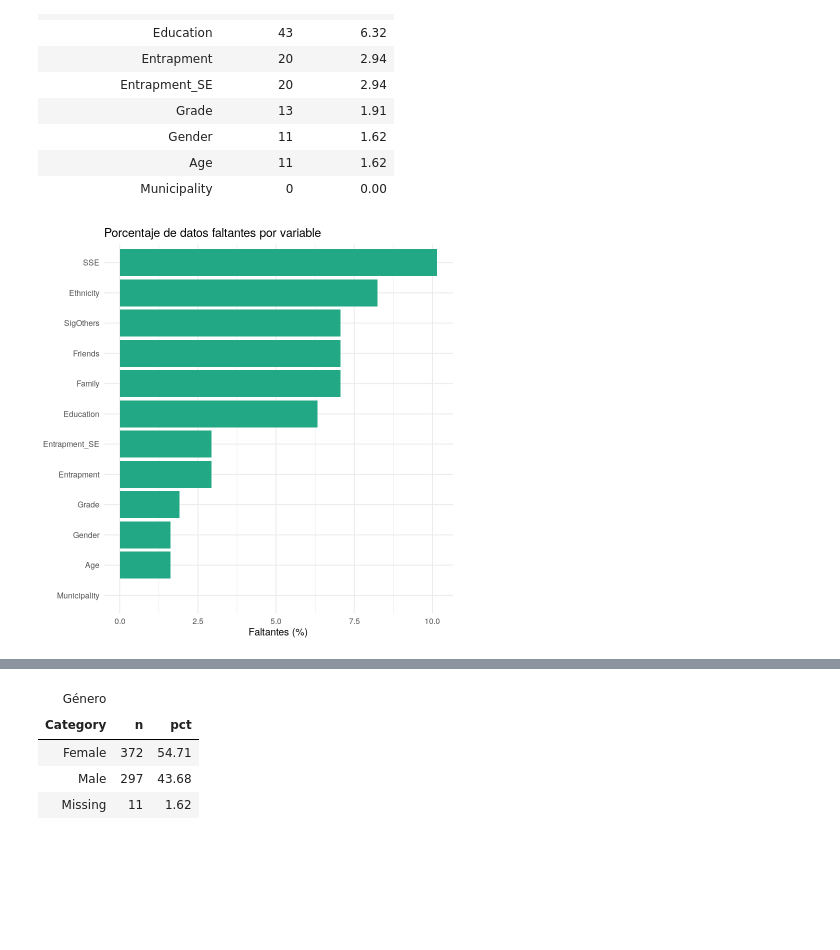
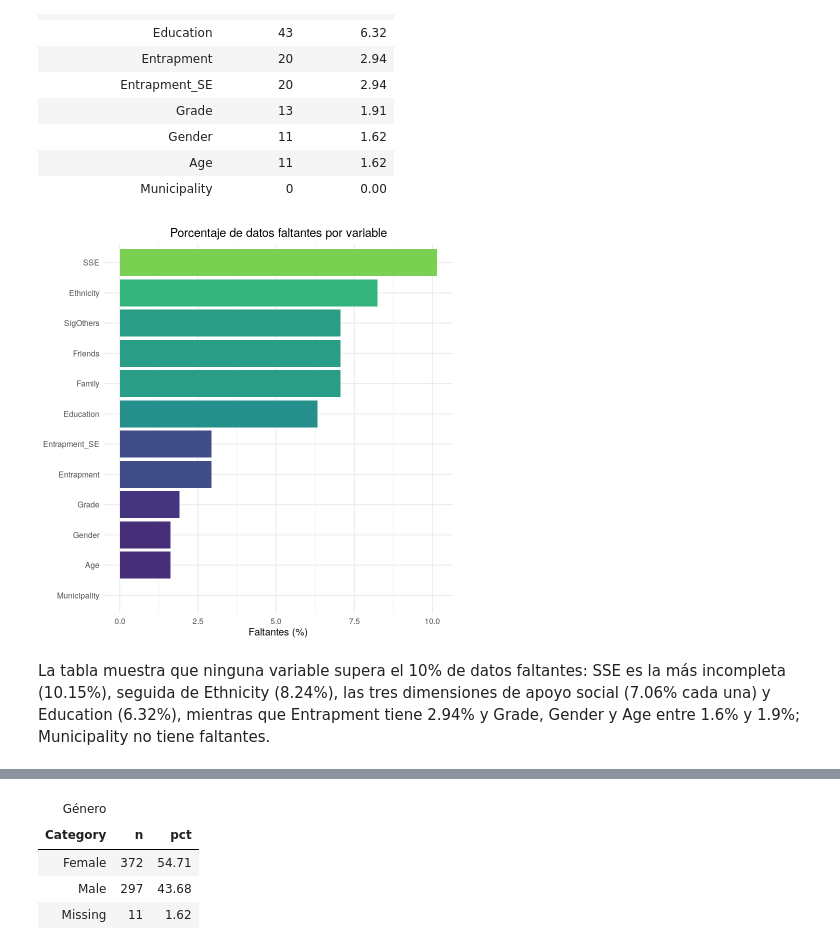
Before and after one commit to luencaro/social-support-entrapment-gender-atlantico-, a Jupyter notebook: notebooks/eda.ipynb, the cells around one changed output, grey strips where cells are left out. Cells and saved outputs as stored; diff of their text form; code cells hidden in the pictures; blank space fills up the shorter version.

```diff
--- a/notebooks/eda.ipynb
+++ b/notebooks/eda.ipynb
@@ -3,10 +26,11 @@
 # %%
 suppressPackageStartupMessages({
   library(tidyverse)
-  library(janitor)
   library(gt)
+  library(effectsize)
 })
 
+# Parche para que las tablas gt se vean en Jupyter
 repr_html.gt_tbl <- function(obj, ...) gt::as_raw_html(obj)
 repr_markdown.gt_tbl <- function(obj, ...) NULL
 repr_latex.gt_tbl <- function(obj, ...) NULL
@@ -14,7 +38,14 @@ for (g in c("repr_html", "repr_markdown", "repr_latex")) {
   registerS3method(g, "gt_tbl", get(paste0(g, ".gt_tbl")), envir = asNamespace("repr"))
 }
 
-theme_set(theme_minimal(base_size = 12))
 
-bar_fill <- viridisLite::viridis(6)[4]
+col_morado <- viridisLite::viridis(10, end = 0.8)[1]
+col_verde  <- viridisLite::viridis(10, end = 0.8)[10]
+
+theme_set(theme_minimal(base_size = 12) +
+            theme(plot.title = element_text(hjust = 0.5),
+                  plot.subtitle = element_text(hjust = 0.5)))
+
+
+apoyo_vars <- c("Family", "Friends", "SigOthers")
 # %% [markdown]
@@ -72,10 +144,14 @@ missing_summary %>%
 | Age | 11 | 1.62 |
 | Municipality | 0 | 0.00 |
 # %%
-ggplot(missing_summary, aes(x = fct_reorder(Variable, pct_missing), y = pct_missing)) +
-  geom_col(fill = bar_fill) +
+ggplot(missing_summary, aes(x = fct_reorder(Variable, pct_missing), y = pct_missing,
+                            fill = pct_missing)) +
+  geom_col(show.legend = FALSE) +
+  scale_fill_viridis_c(end = 0.8) +
   coord_flip() +
   labs(title = "Porcentaje de datos faltantes por variable",
        x = NULL, y = "Faltantes (%)")
 # %% [output]
-[figure, old version]
+[figure, new version]
+# %% [markdown]
+La tabla muestra que ninguna variable supera el 10% de datos faltantes: SSE es la más incompleta (10.15%), seguida de Ethnicity (8.24%), las tres dimensiones de apoyo social (7.06% cada una) y Education (6.32%), mientras que Entrapment tiene 2.94% y Grade, Gender y Age entre 1.6% y 1.9%; Municipality no tiene faltantes.
```
Also changed, not shown: parts of 132 cells of this notebook.
